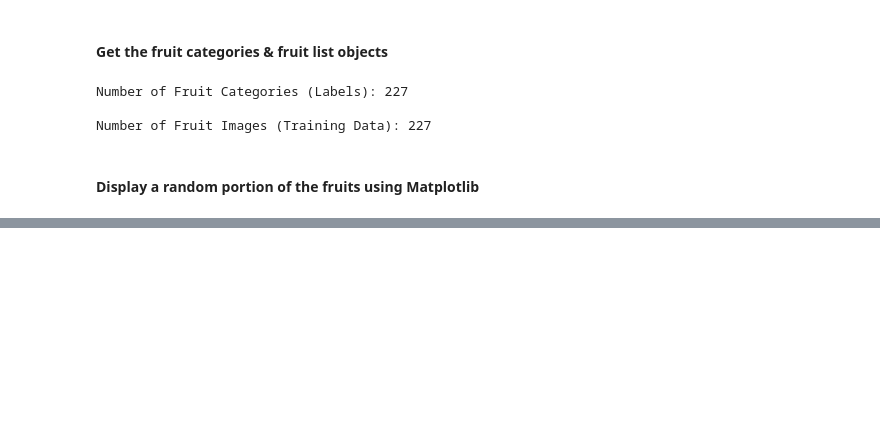
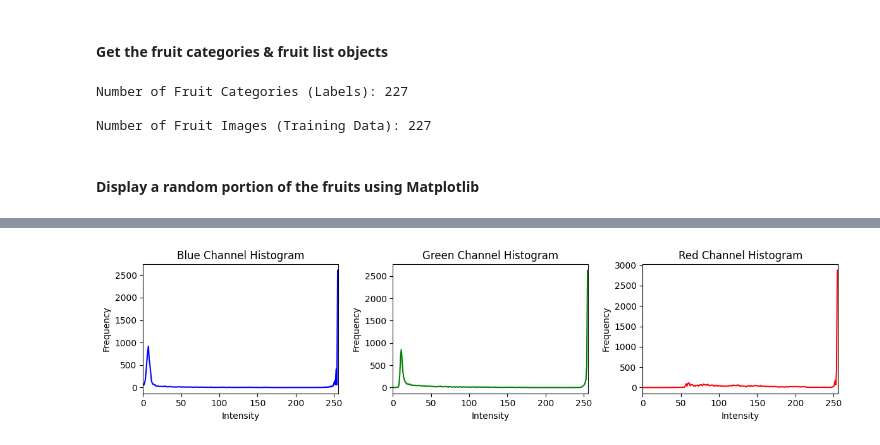
Before and after one commit to mohamedelziat50/Fruit-Recognition-MIU, a Jupyter notebook: Fruit_Recognition.ipynb, the cells around one changed output, grey strips where cells are left out. Drawn from its saved outputs; the diff is of its cells as text; code cells hidden in the pictures; blank space fills up the shorter version.

```diff
--- a/Fruit_Recognition.ipynb
+++ b/Fruit_Recognition.ipynb
@@ -146,0 +162,20 @@ plt.show()
+# %%
+colors = ('b', 'g', 'r')
+channel_names = ('Blue', 'Green', 'Red') # Names for the legend
+
+# Create a figure and subplots for each channel
+fig, axes = plt.subplots(1, len(colors), figsize=(len(colors) * 4, 3))
+
+# Iterate through channels and plot histograms
+for i, (col, name, ax) in enumerate(zip(colors, channel_names, axes)):
+    histogram = cv.calcHist([fruit.image], [i], None, [256], [0, 256])
+    ax.plot(histogram, color=col) # Add label for legend
+    ax.set_xlim([0, 256])
+    ax.set_title(name + ' Channel Histogram')
+    ax.set_xlabel('Intensity')
+    ax.set_ylabel('Frequency')
+
+plt.tight_layout() # Adjust layout to prevent overlapping titles/labels
+plt.show()
+# %% [output]
+[figure, added]
```
Also changed, not shown: parts of 3 cells of this notebook.
